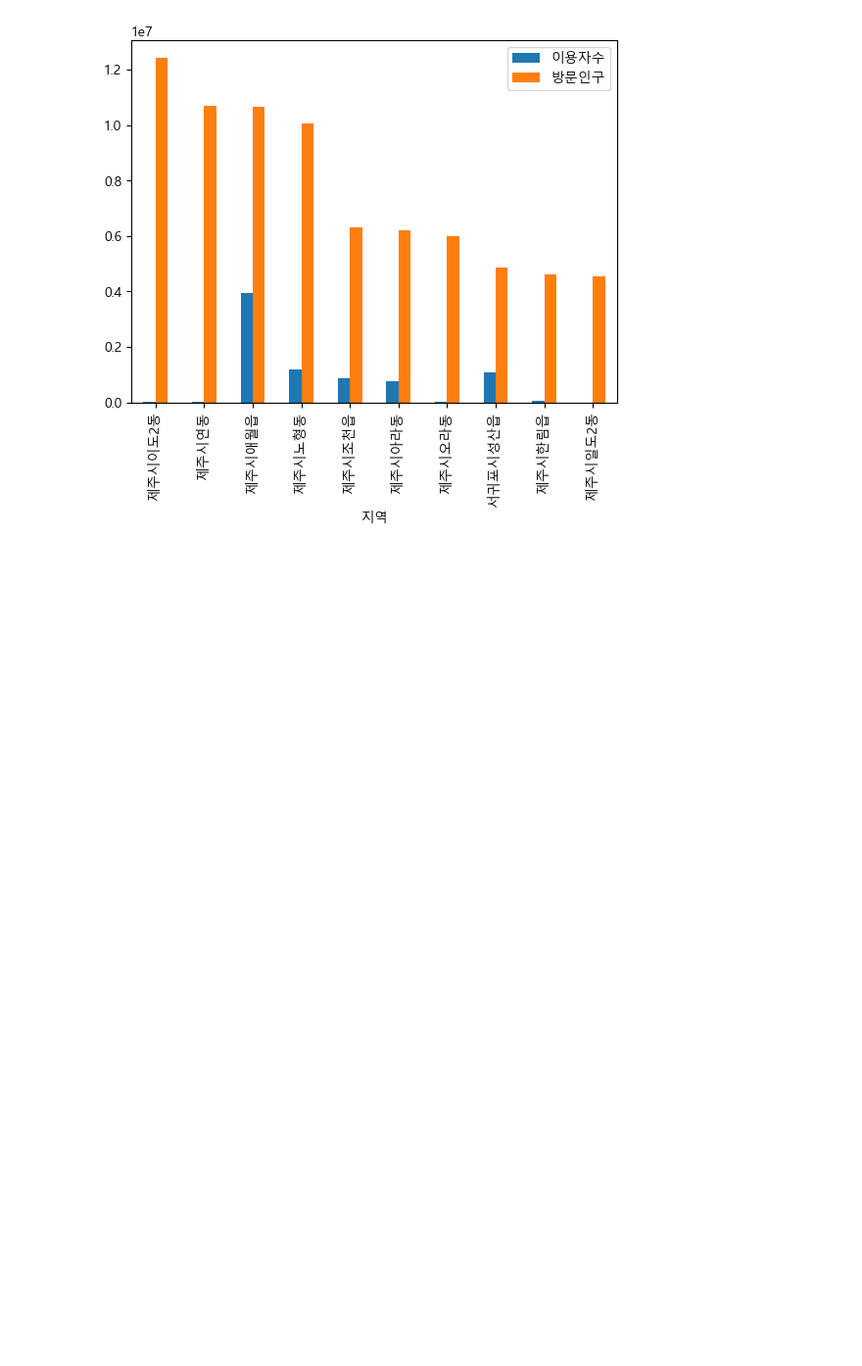
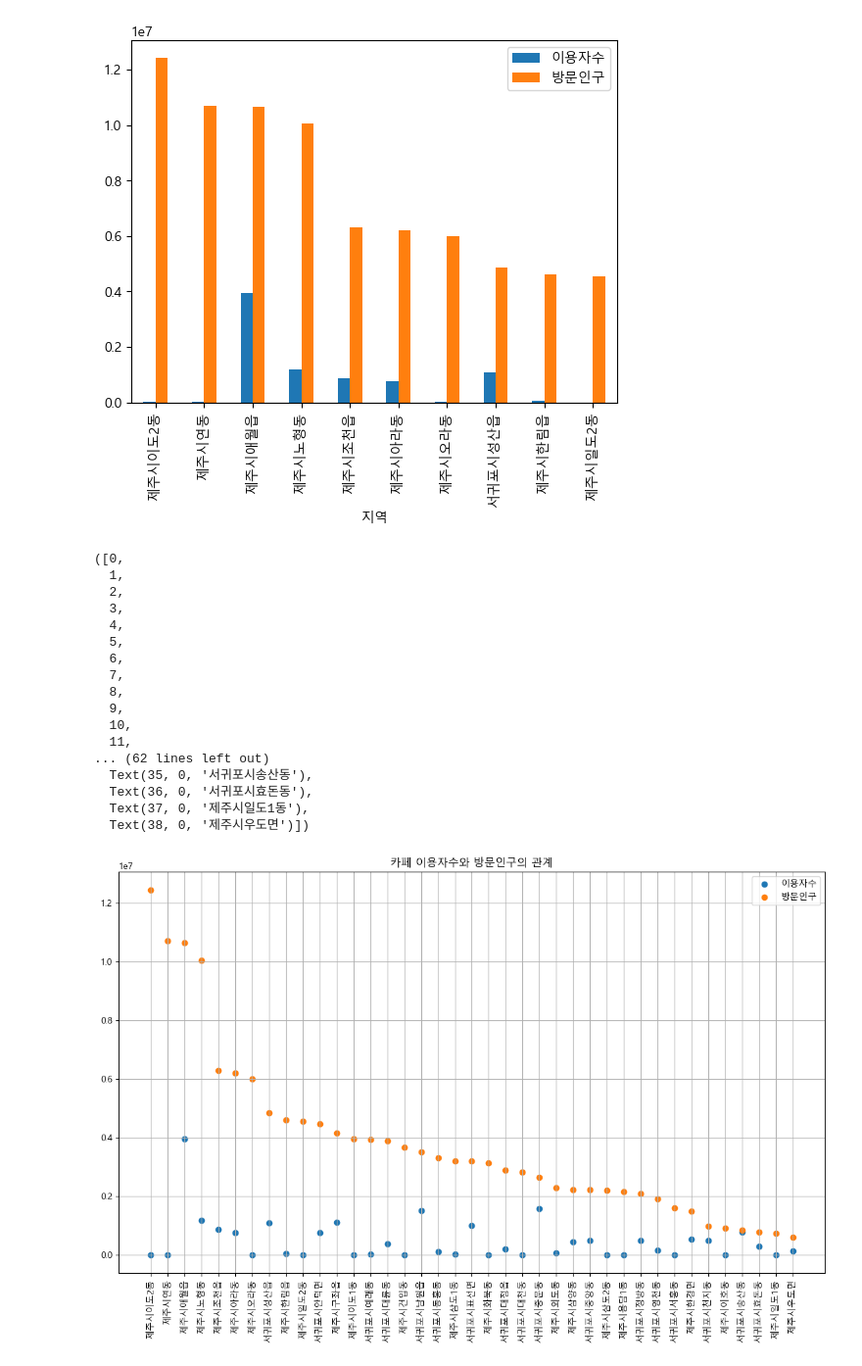
Before and after one commit to Silvercastle/HDAT, a Jupyter notebook: BSJ/Codeit/읍면동단위/DataFrame.ipynb, the cells around one changed output. Shown at 98% size. Cells and saved outputs as stored; diff of their text form; code cells hidden in the pictures; blank space fills up the shorter version.

```diff
--- a/BSJ/Codeit/읍면동단위/DataFrame.ipynb
+++ b/BSJ/Codeit/읍면동단위/DataFrame.ipynb
@@ -411,3 +411,37 @@ df6.plot(kind='bar', x='지역', y=['이용자수', '방문인구'])
 <Axes: xlabel='지역'>
 <Figure size 1400x800 with 0 Axes>
 [figure]
+# %%
+df7 = df5[df5['업종명']=='기타음식료품위주종합소매업']
+df7 = df7.reset_index()
+df7 = df7.drop('index', axis=1)
+df7 = df7.groupby('지역').sum(numeric_only=True).sort_values('방문인구', ascending=False)
+df7 = df7.reset_index()
+# %%
+plt.rc('font', family='Malgun Gothic')
+plt.figure(figsize=(14,8))
+plt.scatter(df7['지역'], df7['이용자수'], label='이용자수')
+plt.scatter(df7['지역'], df7['방문인구'], label='방문인구')
+plt.legend()
+plt.grid(True)
+plt.title('카페 이용자수와 방문인구의 관계')
+plt.xticks(rotation=90)
+# %% [output]
+([0,
+  1,
+  2,
+  3,
+  4,
+  5,
+  6,
+  7,
+  8,
+  9,
+  10,
+  11,
+... (62 lines left out)
+  Text(35, 0, '서귀포시송산동'),
+  Text(36, 0, '서귀포시효돈동'),
+  Text(37, 0, '제주시일도1동'),
+  Text(38, 0, '제주시우도면')])
+[figure, added]
```
Also changed, not shown: parts of 1 cell of this notebook.
